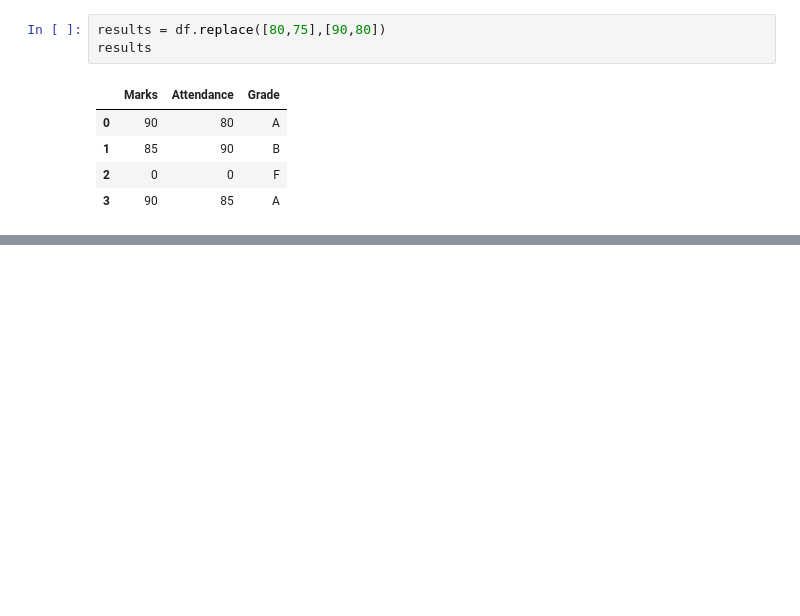
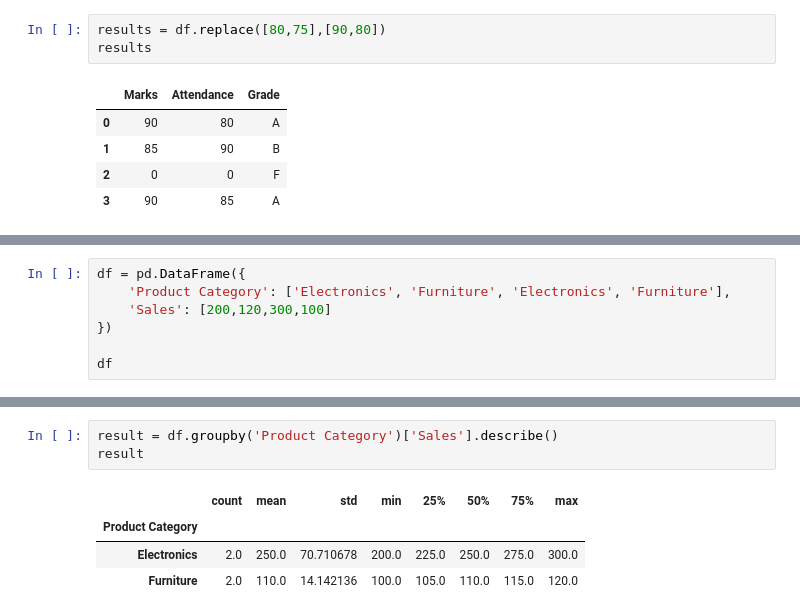
Before and after one commit to koffandaff/Python-2, a Jupyter notebook: T1/Ch1/Notes/Dhruvil/p1.ipynb, the cells around one changed output, grey strips where cells are left out. Saved outputs shown, nothing was run; the diff lists cells and outputs as text; blank space fills up the shorter version.

```diff
--- a/T1/Ch1/Notes/Dhruvil/p1.ipynb
+++ b/T1/Ch1/Notes/Dhruvil/p1.ipynb
@@ -1461,0 +1654,7 @@ results
+# %%
+df = pd.DataFrame({
+    'Product Category': ['Electronics', 'Furniture', 'Electronics', 'Furniture'],
+    'Sales': [200,120,300,100]
+})
+
+df
@@ -1461,0 +1691,8 @@ results
+# %%
+result = df.groupby('Product Category')['Sales'].describe()
+result
+# %% [output]
+|  | count | mean | std | min | 25% | 50% | 75% | max |
+| Product Category |  |  |  |  |  |  |  |  |
+| Electronics | 2.0 | 250.0 | 70.710678 | 200.0 | 225.0 | 250.0 | 275.0 | 300.0 |
+| Furniture | 2.0 | 110.0 | 14.142136 | 100.0 | 105.0 | 110.0 | 115.0 | 120.0 |
```
Also changed, not shown: parts of 35 cells of this notebook.
